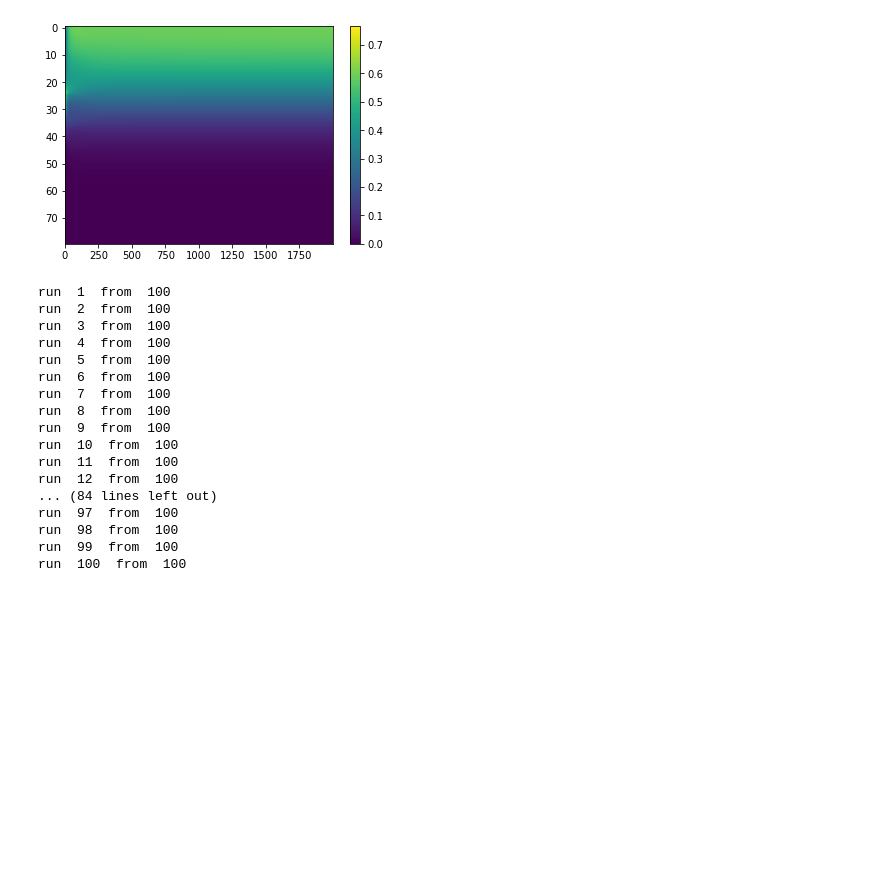
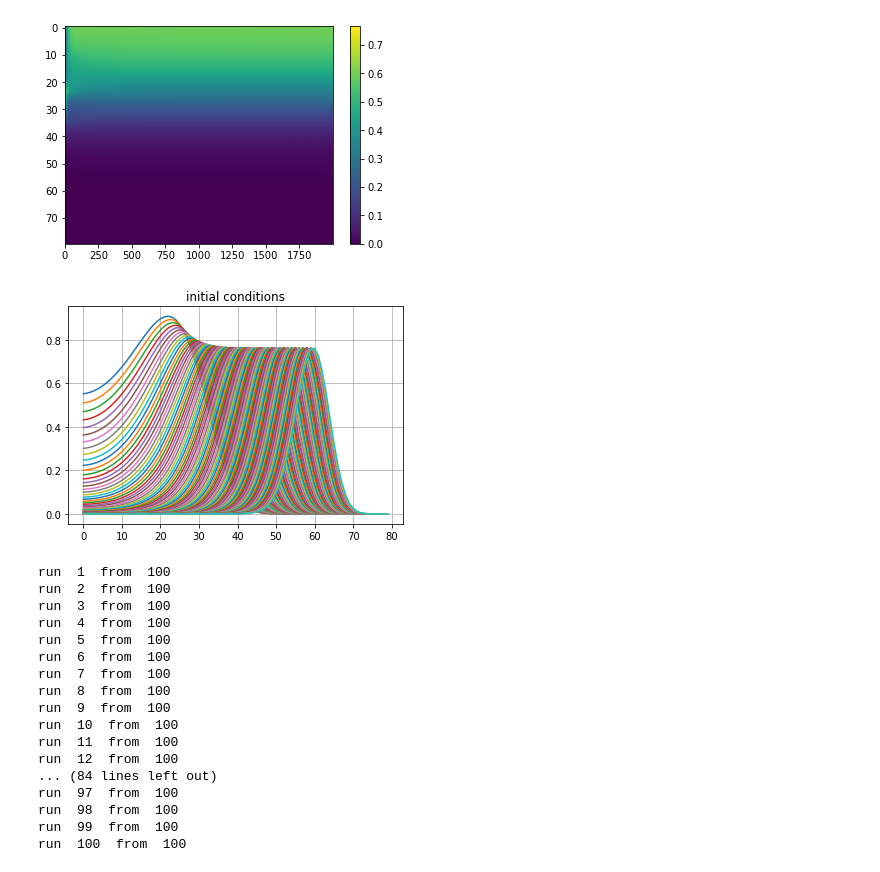
Before and after one commit to stmeinecke/derrom, a Jupyter notebook: ELPH-ML_simulate_ELPH_dyn.ipynb, the cells around one changed output. Cells and saved outputs as stored; diff of their text form; code cells hidden in the pictures; blank space fills up the shorter version.

```diff
--- a/ELPH-ML_simulate_ELPH_dyn.ipynb
+++ b/ELPH-ML_simulate_ELPH_dyn.ipynb
@@ -27,4 +27,24 @@ plt.show()
 # %% [output]
 [figure]
 [figure]
+# %%
+n_runs = 100
+
+paras = np.zeros((n_runs,3))
+
+paras[:,0] = np.linspace(0.1,0.7,n_runs) #max_pos
+paras[:,1] = 0.1 #width
+paras[:,2] = 0.2 #density
+
+#test initial conditions
+inits = ELPH_utils.get_gaussian_inits(kmax, n_kmax, paras)
+
+plt.grid()
+for k in range(n_runs):
+    plt.plot(inits[k][:n_kmax])
+
+plt.title('initial conditions')
+plt.show()
+# %% [output]
+[figure, added]
 # %%
```
Also changed, not shown: parts of 2 cells of this notebook, 6 other files.
